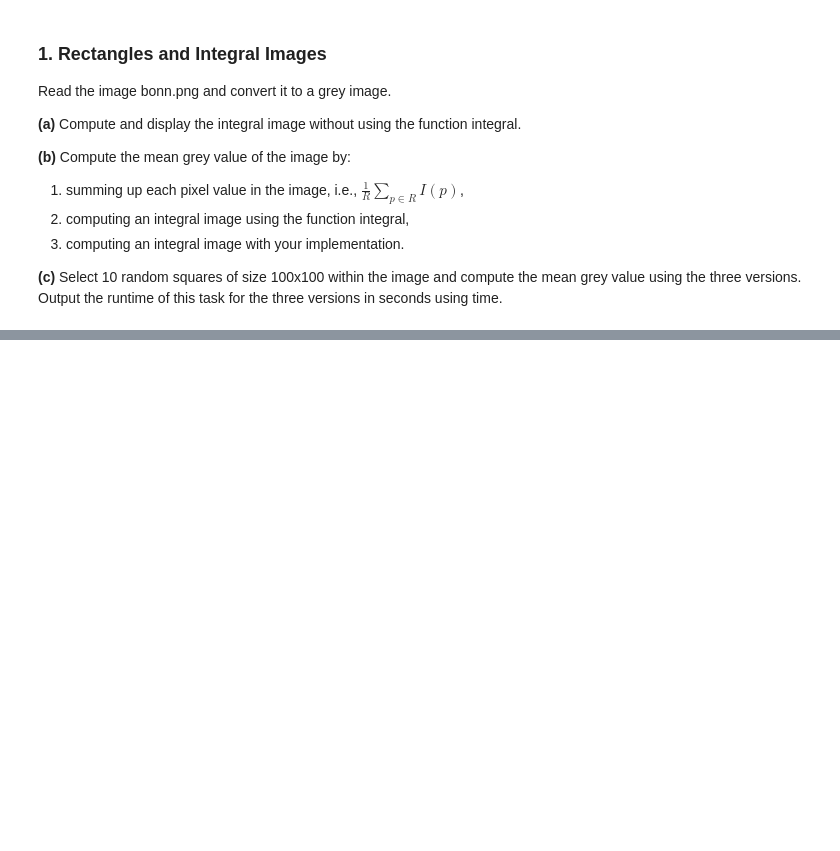
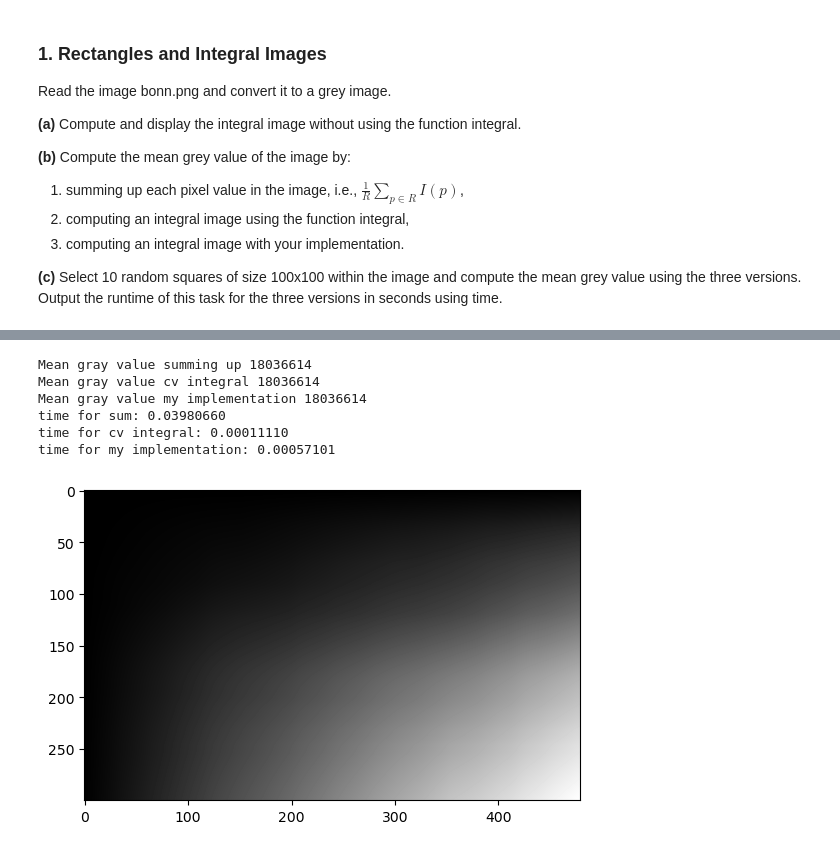
Before and after one commit to Patschwemm/CV_Course, a Jupyter notebook: Sheet01/sheet01.ipynb, the cells around one changed output, grey strips where cells are left out. Drawn from its saved outputs; the diff is of its cells as text; code cells hidden in the pictures; blank space fills up the shorter version.

```diff
--- a/Sheet01/sheet01.ipynb
+++ b/Sheet01/sheet01.ipynb
@@ -77,3 +34,70 @@ task1()
+# %%
+# ********************TASK1***********************
+def integral_image(img):
+    # Your implementation of integral image
+    # compute cumulative sum row wise
+    integral_img = np.cumsum(a=img, axis=1)
+    # compute cumulative sum col wise
+    integral_img = np.cumsum(a=integral_img, axis=0)
+
+    return integral_img
+
+def sum_image(image):
+    # loop over image
+    sum = 0
+    for height in range(image.shape[0]):
+        for width in range(image.shape[1]):
+            sum += image[height, width]
+    return sum
+
+def time_10_rand_squares(fct, img, square_size):
+
+    # get maximum random value for img corner generation
+    height = img.shape[0] - square_size
+    width = img.shape[1] - square_size
+    #set variable to sum up all times for the 10 image patches
+    time_sum = 0
+
+    for i in range(10):
+        # generate random corner for the image square
+        corner = (np.random.randint(1, height + 1), np.random.randint(1, width + 1 ))
+        # start timer let function run and then end timer
+        start_time = time.time()
+        fct(img[corner[0] : corner[0] + square_size, corner[1] : corner[1] + square_size])
+        end_time = time.time()
+        # sum up the time
+        time_sum = time_sum + (end_time - start_time)
+
+    return time_sum
+
+def task1():
+    # a: compute and display the integral image:
+    img_gray = cv.cvtColor(img, cv.COLOR_BGR2GRAY)
+    integral_bonn = integral_image(img_gray)
+    plt.imshow(integral_bonn, cmap="gray")
+
+    # b: compute mean gray value:
+    # 1. sum up
+    print("Mean gray value summing up %d " % sum_image(img_gray))
+    # 2. using integral cv function
+    print("Mean gray value cv integral %d " % cv.integral(img_gray)[-1, -1])
+    # 3. my implementation
+    print("Mean gray value my implementation %d " % integral_image(img_gray)[-1, -1])
+
+    # c:
+    print("time for sum: %0.8f" % time_10_rand_squares(sum_image, img_gray, 100))
+    print("time for cv integral: %0.8f" % time_10_rand_squares(cv.integral, img_gray, 100))
+    print("time for my implementation: %0.8f" % time_10_rand_squares(integral_image, img_gray, 100))
+
+task1()
+# %% [output]
+Mean gray value summing up 18036614
+Mean gray value cv integral 18036614
+Mean gray value my implementation 18036614
+time for sum: 0.03980660
+time for cv integral: 0.00011110
+time for my implementation: 0.00057101
+[figure, added]
 # %%
 # ************************************************
 # ********************TASK2***********************
```
Also changed, not shown: parts of 2 cells of this notebook.
